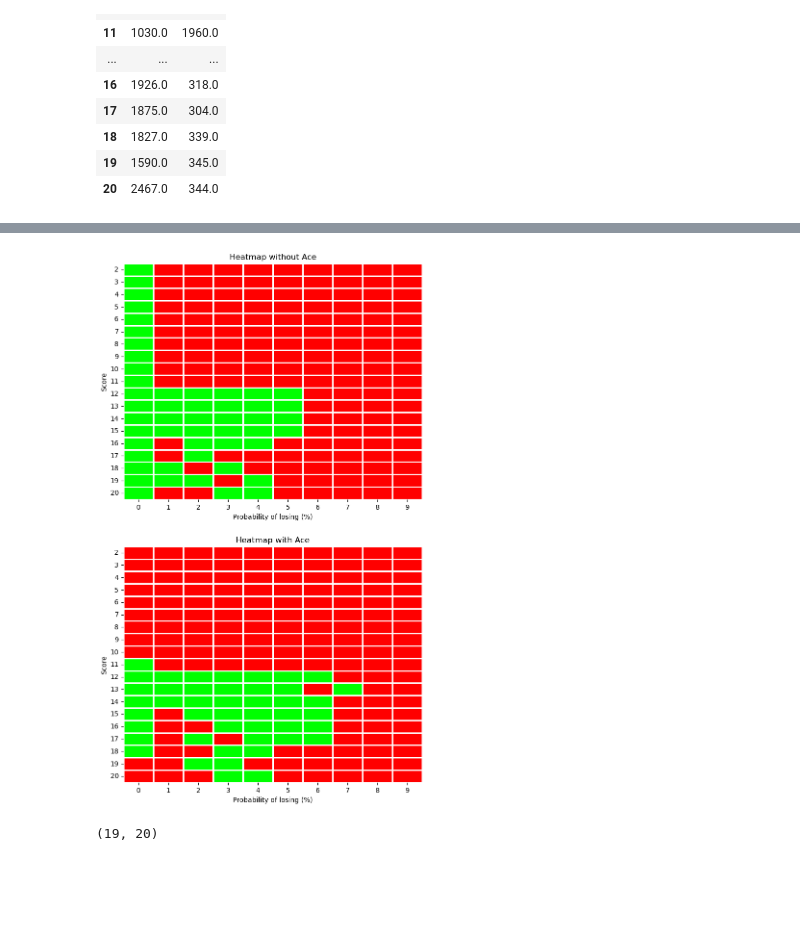
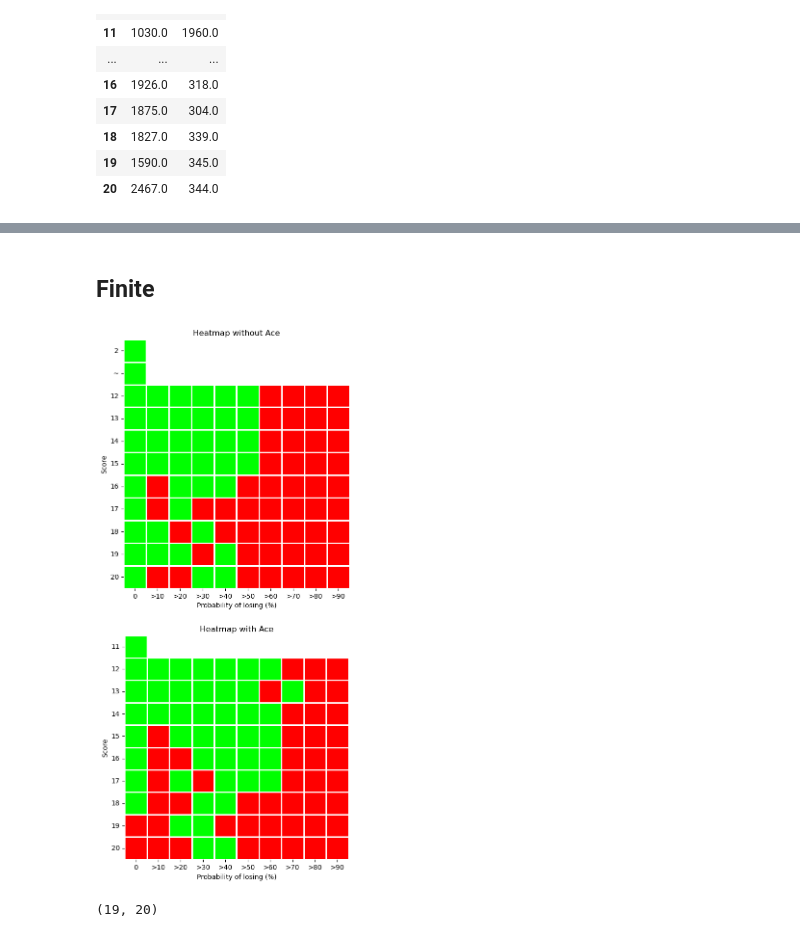
Before and after one commit to michaelgamstonNotts/MLiS_CW2, a Jupyter notebook: Code/visualise_tables.ipynb, the cells around one changed output, grey strips where cells are left out. Drawn from its saved outputs; the diff is of its cells as text; code cells hidden in the pictures; blank space fills up the shorter version.

Commit message:
Graphics

```diff
--- a/Code/visualise_tables.ipynb
+++ b/Code/visualise_tables.ipynb
@@ -3,24 +5,24 @@ import matplotlib.pyplot as plt
 import numpy as np
 import pandas as pd
 
-q_table = np.load('infinite_q_table.npy')
-q_table_no_ace = np.zeros([19,2])
-q_table_ace = np.zeros([19,2])
+infinite_q_table = np.load('infinite_q_table.npy')
+infinite_q_table_no_ace = np.zeros([19,2])
+infinite_q_table_ace = np.zeros([19,2])
 
 
-for index_s, state in enumerate(q_table):
+for index_s, state in enumerate(infinite_q_table):
     for index_a, ace in enumerate(state):
         if index_a == 1:
-            q_table_ace[index_s][0] = ace[0]
-            q_table_ace[index_s][1] = ace[1]
+            infinite_q_table_ace[index_s][0] = ace[0]
+            infinite_q_table_ace[index_s][1] = ace[1]
 
         else:
-            q_table_no_ace[index_s][0] = ace[0]
-            q_table_no_ace[index_s][1] = ace[1]
+            infinite_q_table_no_ace[index_s][0] = ace[0]
+            infinite_q_table_no_ace[index_s][1] = ace[1]
 
 
-q_table_no_ace_df = pd.DataFrame(q_table_no_ace, columns=['stick NA', 'hit NA'], index=np.arange(2,21))
-q_table_ace_df = pd.DataFrame(q_table_ace, columns=['stick A', 'hit A'], index=np.arange(2,21))
+q_table_no_ace_df = pd.DataFrame(infinite_q_table_no_ace, columns=['stick NA', 'hit NA'], index=np.arange(2,21))
+q_table_ace_df = pd.DataFrame(infinite_q_table_ace, columns=['stick A', 'hit A'], index=np.arange(2,21))
 
 q_table = pd.concat([q_table_no_ace_df, q_table_ace_df], axis=1)
 q_table
@@ -109,51 +109,61 @@ print(sum(list(dict.values())[1-1:]))
+# %% [markdown]
+## Finite
 # %%
-import seaborn as sns
-import matplotlib.pyplot as plt
-from matplotlib.colors import ListedColormap
+finite_q_policy = np.load('finite_policy.npy')
+finite_q_policy_noace = np.zeros([19,10])
+finite_q_policy_ace = np.zeros([19,10])
+for index_s, state in enumerate(finite_q_policy):
+    for index_p, percentage in enumerate(state):
+        finite_q_policy_noace[index_s][index_p] = percentage[0]
+        finite_q_policy_ace[index_s][index_p] = percentage[1]
 
-q_policy = np.load('finite_policy.npy')
-q_policy_noace = np.zeros([19,10])
-q_policy_ace = np.zeros([19,10])
-for index_s, state in enumerate(q_policy):
-    for index_p, percentage in enumerate(state):
-        q_policy_noace[index_s][index_p] = percentage[0]
-        q_policy_ace[index_s][index_p] = percentage[1]
+finite_q_policy_noace = np.delete(finite_q_policy_noace,(0,1,2,3,4,5,6,7) ,axis=0)
+finite_q_policy_ace = np.delete(finite_q_policy_ace,(0,1,2,3,4,5,6,7,8) ,axis=0)
 
-q_policy_noace_df = pd.DataFrame(q_policy_noace, columns=np.arange(0,10), index=np.arange(2,21))
+q_policy_noace_df = pd.DataFrame(finite_q_policy_noace, columns=np.arange(0,10), index=np.arange(10,21))
 #q_policy_noace_df.iloc[0:10,1:10]= 3
-q_policy_ace_df = pd.DataFrame(q_policy_ace, columns=np.arange(0,10), index=np.arange(2,21))
-#sns.heatmap(q_policy_noace_df,  cmap=ListedColormap(['#ff0000', '#00FF00']))
-# Create a figure with two subplots
+q_policy_ace_df = pd.DataFrame(finite_q_policy_ace, columns=np.arange(0,10), index=np.arange(11,21))
+
+
+fig, ax = plt.subplots(2, 1, figsize=(8, 14), gridspec_kw={'height_ratios': [30, 27]})
 cmap = ListedColormap(['#FF0000', '#00FF00'])
 
-# Create a figure with two subplots
-fig, ax = plt.subplots(2, 1, figsize=(8, 14))
+mask2 = np.full_like(q_policy_noace_df, False, dtype=bool)
+mask2[0:2,1:10] = True
 
-# Add gridlines between blocks
 sns.heatmap(q_policy_noace_df, cmap=cmap,
             cbar_kws={'shrink': 0.8},
+            square=True,
             linecolor='white', linewidths=1,
-            ax=ax[0], cbar=False)
+            ax=ax[0], cbar=False,
+            mask=mask2)
 
 ax[0].set_xlabel('Probability of losing (%)')
 ax[0].set_ylabel('Score')
 ax[0].tick_params('y', rotation=0)
 ax[0].set_title('Heatmap without Ace')
+ax[0].set_yticklabels(('2','~','12','13','14','15','16','17','18','19','20'))
+ax[0].set_xticklabels(('0','>10','>20','>30','>40','>50','>60','>70','>80','>90'))
+
+mask3 = np.full_like(q_policy_ace_df, False, dtype=bool)
+mask3[0,1:] = True
 
 sns.heatmap(q_policy_ace_df, cmap=cmap,
             cbar_kws={'shrink': 0.8},
+            square=True,
             linecolor='white', linewidths=1,
-            ax=ax[1], cbar=False)
+            ax=ax[1], cbar=False,
+            mask=mask3)
 
 ax[1].set_xlabel('Probability of losing (%)')
 ax[1].set_ylabel('Score')
 ax[1].tick_params('y', rotation=0)
 ax[1].set_title('Heatmap with Ace')
-
+ax[1].set_xticklabels(('0','>10','>20','>30','>40','>50','>60','>70','>80','>90'))
 
 plt.show()
 # %% [output]
-[figure, old version]
+[figure, new version]
 # %%
 mux = pd.MultiIndex.from_product([[0,1,2,3,4,5,6,7,8,9], ['Hit', 'Stick']])
 
```
Also changed, not shown: parts of 8 cells of this notebook.
